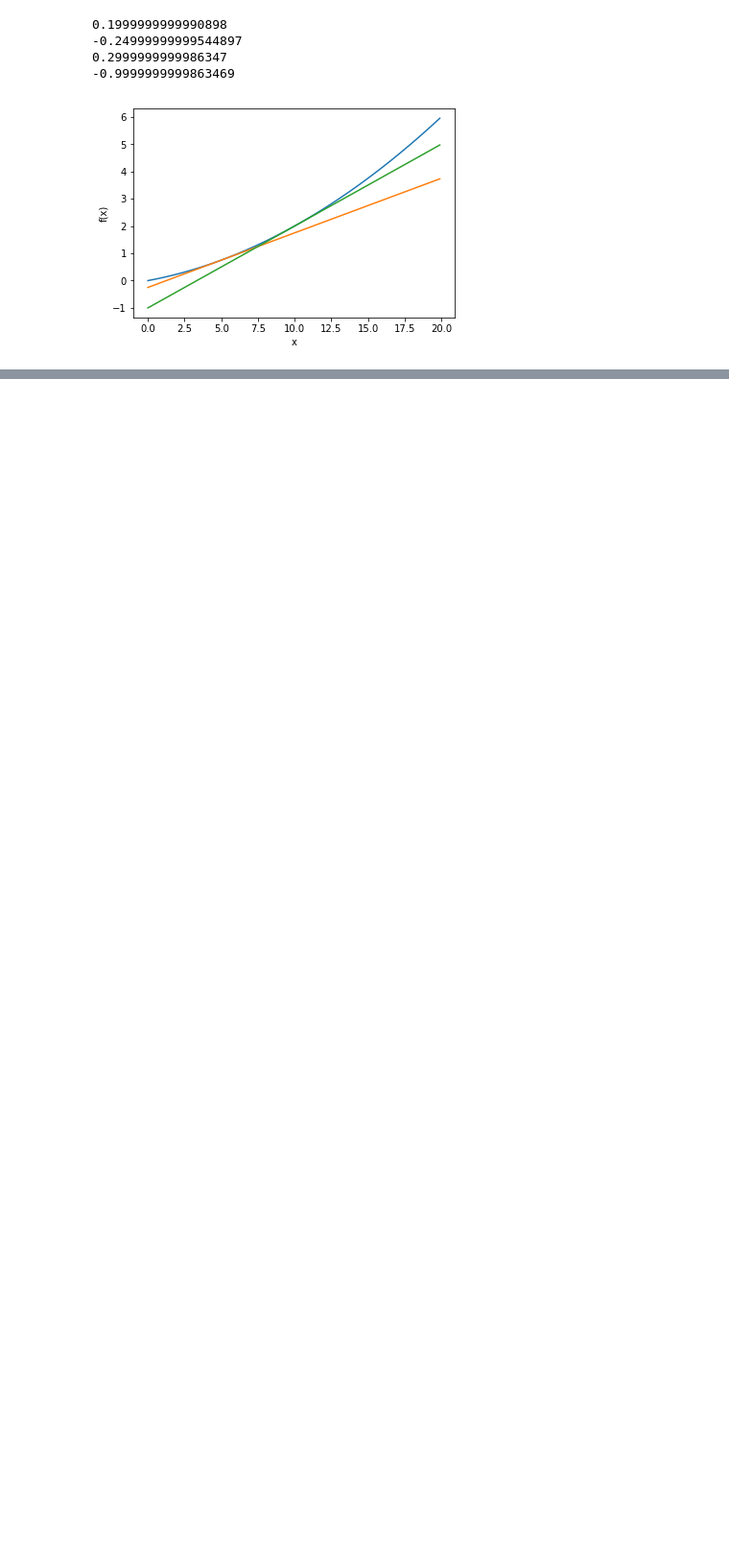
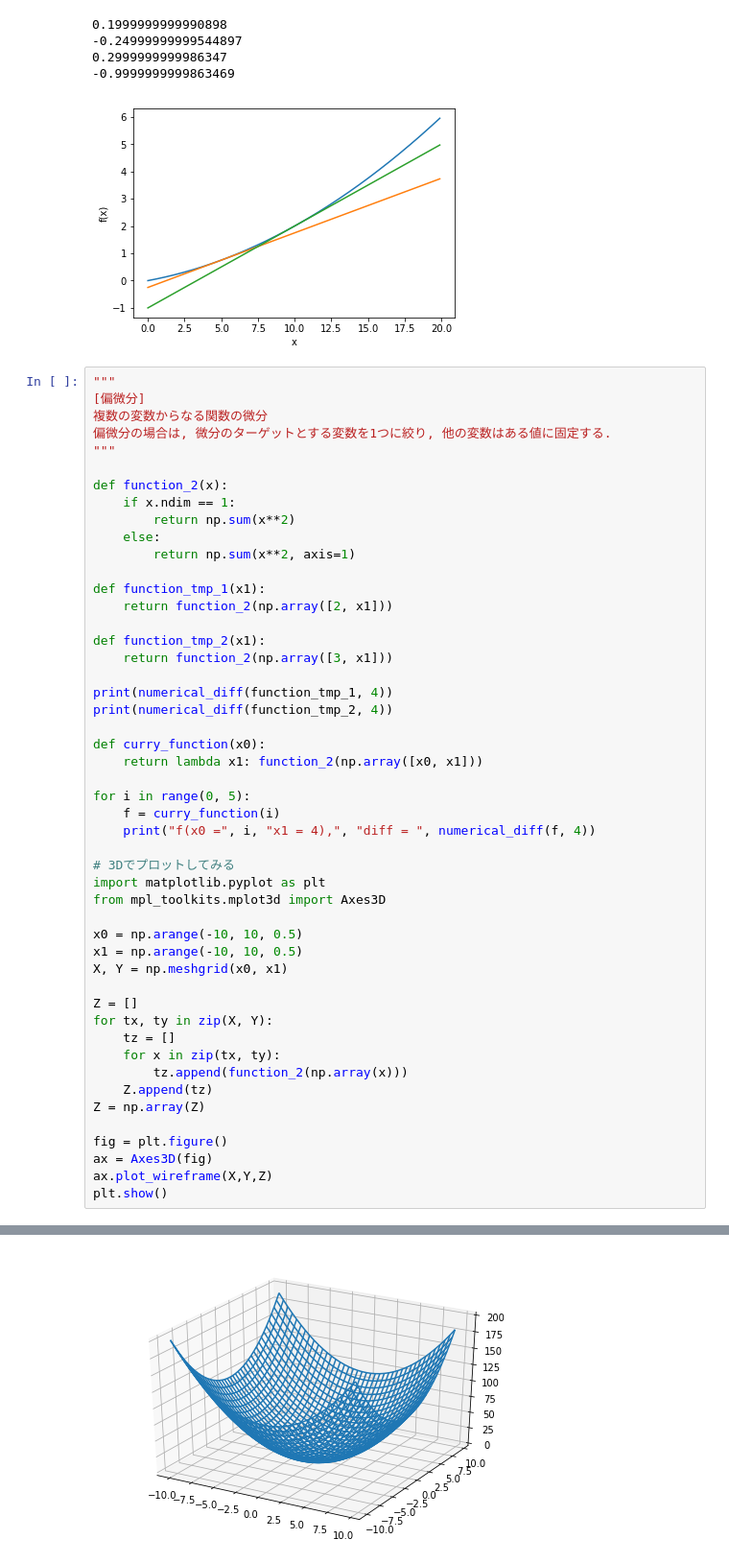
Before and after one commit to hayo0914/deep-learning-from-scratch, a Jupyter notebook: 4-Newral-Network-Learning.ipynb, the cells around one changed output, grey strips where cells are left out. Shown at 96% size. Drawn from its saved outputs; the diff is of its cells as text; blank space fills up the shorter version.

```diff
--- a/4-Newral-Network-Learning.ipynb
+++ b/4-Newral-Network-Learning.ipynb
@@ -126,3 +126,53 @@ plt.show()
 0.2999999999986347
 -0.9999999999863469
 [figure]
+# %%
+"""
+[偏微分]
+複数の変数からなる関数の微分
+偏微分の場合は, 微分のターゲットとする変数を1つに絞り, 他の変数はある値に固定する.
+"""
+
+def function_2(x):
+    if x.ndim == 1:
+        return np.sum(x**2)
+    else:
+        return np.sum(x**2, axis=1)
+
+def function_tmp_1(x1):
+    return function_2(np.array([2, x1]))
+
+def function_tmp_2(x1):
+    return function_2(np.array([3, x1]))
+
+print(numerical_diff(function_tmp_1, 4))
+print(numerical_diff(function_tmp_2, 4))
+
+def curry_function(x0):
+    return lambda x1: function_2(np.array([x0, x1]))
+
+for i in range(0, 5):
+    f = curry_function(i)
+    print("f(x0 =", i, "x1 = 4),", "diff = ", numerical_diff(f, 4))
+
+# 3Dでプロットしてみる
+import matplotlib.pyplot as plt
+from mpl_toolkits.mplot3d import Axes3D
+
+x0 = np.arange(-10, 10, 0.5)
+x1 = np.arange(-10, 10, 0.5)
+X, Y = np.meshgrid(x0, x1)
+
+Z = []
+for tx, ty in zip(X, Y):
+    tz = []
+    for x in zip(tx, ty):
+        tz.append(function_2(np.array(x)))
+    Z.append(tz)
+Z = np.array(Z)
+
+fig = plt.figure()
+ax = Axes3D(fig)
+ax.plot_wireframe(X,Y,Z)
+plt.show()
+# %% [output]
@@ -128,0 +186 @@ plt.show()
+[figure, added]
```
Also changed, not shown: parts of 1 cell of this notebook.
